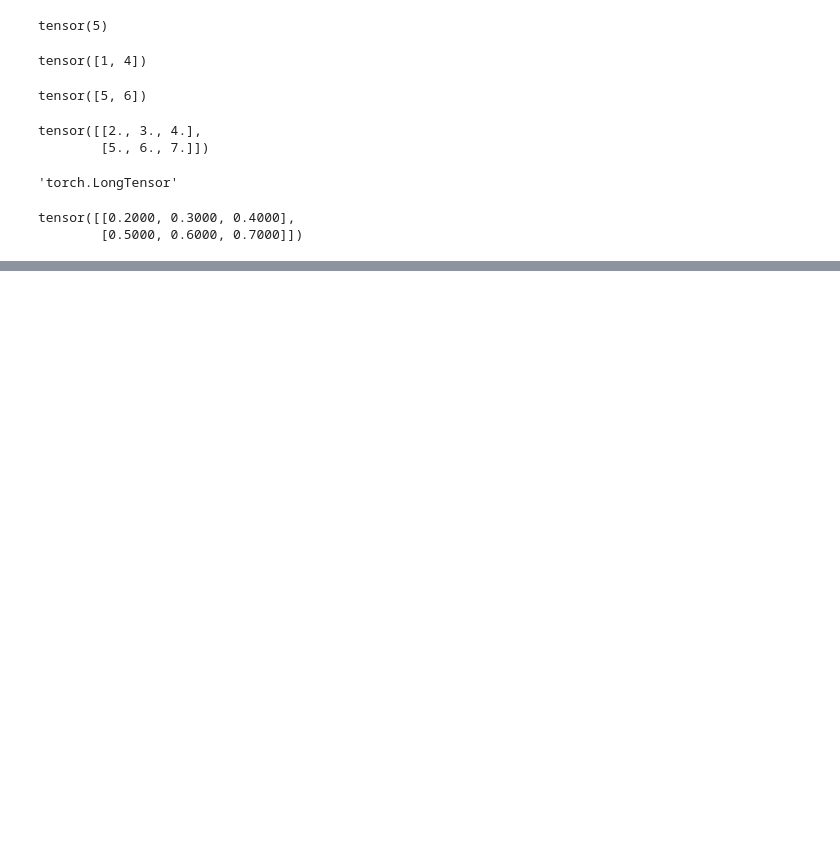
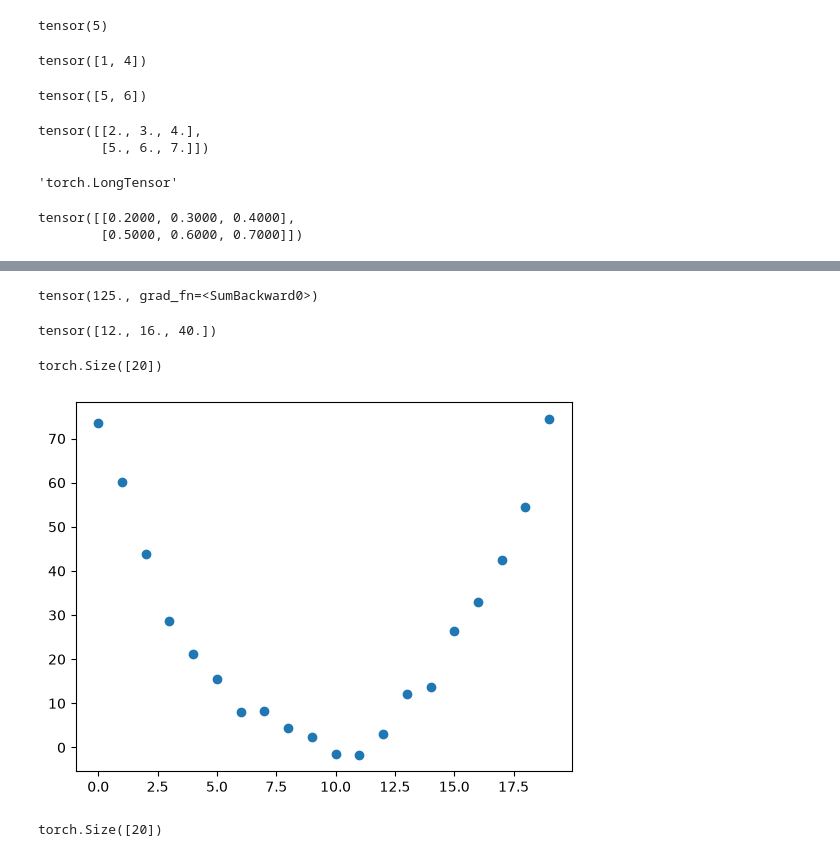
Before and after one commit to mishazawa/nn, a Jupyter notebook: src/tensors.ipynb, the cells around one changed output, grey strips where cells are left out. Saved outputs shown, nothing was run; the diff lists cells and outputs as text; code cells hidden in the pictures; blank space fills up the shorter version.

```diff
--- a/src/tensors.ipynb
+++ b/src/tensors.ipynb
@@ -60,0 +96,19 @@ t.unsqueeze(1).shape
+# %%
+yt = f(xt)
+yt
+# %% [output]
+tensor(125., grad_fn=<SumBackward0>)
+# %%
+yt.backward()
+xt.grad
+# %% [output]
+tensor([12., 16., 40.])
+# %%
+time = torch.arange(0,20).float(); time.shape
+# %% [output]
+torch.Size([20])
+# %%
+speed = torch.randn(20)*3 + 0.75*(time-9.5)**2 + 1
+plt.scatter(time,speed);
+# %% [output]
+[figure, added]
@@ -60,0 +123,5 @@ t.unsqueeze(1).shape
+# %%
+preds = f(time, params)
+preds.shape
+# %% [output]
+torch.Size([20])
```
Also changed, not shown: parts of 31 cells of this notebook, 5 other files.
